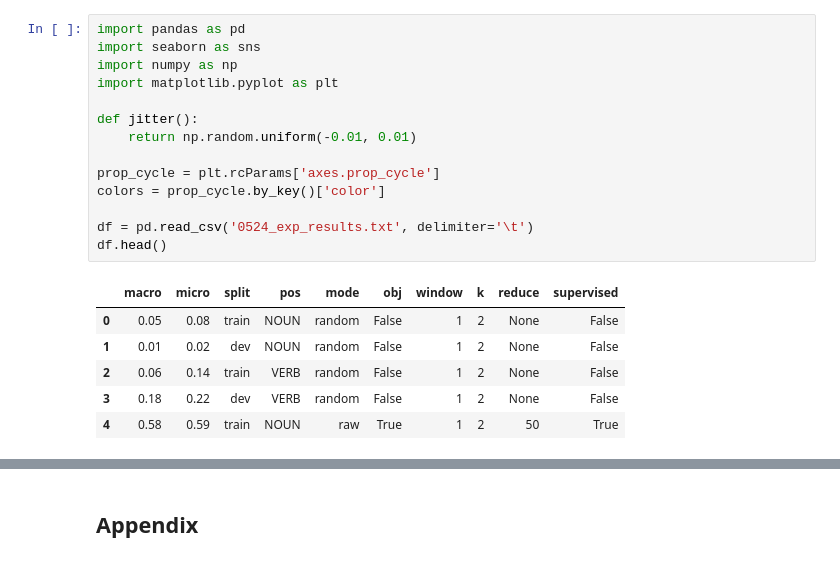
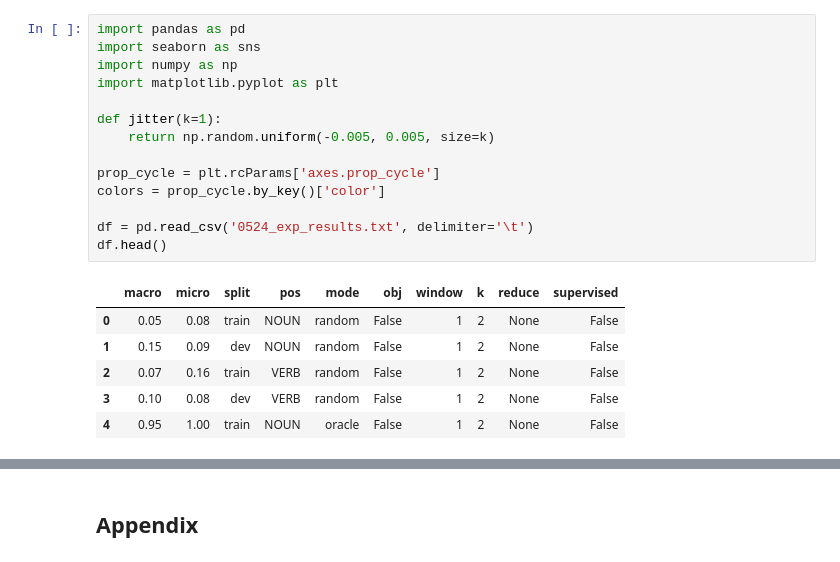
Before and after one commit to epavlick/gaila, a Jupyter notebook: plot_exp_results.ipynb, the cells around one changed output, grey strips where cells are left out. Cells and saved outputs as stored; diff of their text form.

```diff
--- a/plot_exp_results.ipynb
+++ b/plot_exp_results.ipynb
@@ -1,24 +1,24 @@
 # %%
 import pandas as pd
 import seaborn as sns
 import numpy as np
 import matplotlib.pyplot as plt
 
-def jitter():
-    return np.random.uniform(-0.01, 0.01)
+def jitter(k=1):
+    return np.random.uniform(-0.005, 0.005, size=k)
 
 prop_cycle = plt.rcParams['axes.prop_cycle']
 colors = prop_cycle.by_key()['color']
 
 df = pd.read_csv('0524_exp_results.txt', delimiter='\t')
 df.head()
 # %% [output]
 |  | macro | micro | split | pos | mode | obj | window | k | reduce | supervised |
 | 0 | 0.05 | 0.08 | train | NOUN | random | False | 1 | 2 | None | False |
-| 1 | 0.01 | 0.02 | dev | NOUN | random | False | 1 | 2 | None | False |
-| 2 | 0.06 | 0.14 | train | VERB | random | False | 1 | 2 | None | False |
-| 3 | 0.18 | 0.22 | dev | VERB | random | False | 1 | 2 | None | False |
-| 4 | 0.58 | 0.59 | train | NOUN | raw | True | 1 | 2 | 50 | True |
+| 1 | 0.15 | 0.09 | dev | NOUN | random | False | 1 | 2 | None | False |
+| 2 | 0.07 | 0.16 | train | VERB | random | False | 1 | 2 | None | False |
+| 3 | 0.10 | 0.08 | dev | VERB | random | False | 1 | 2 | None | False |
+| 4 | 0.95 | 1.00 | train | NOUN | oracle | False | 1 | 2 | None | False |
 # %%
 DR = "None"
 for pos in ["NOUN", "VERB"]:
```
Also changed, not shown: parts of 2 cells of this notebook, 1 other file.
